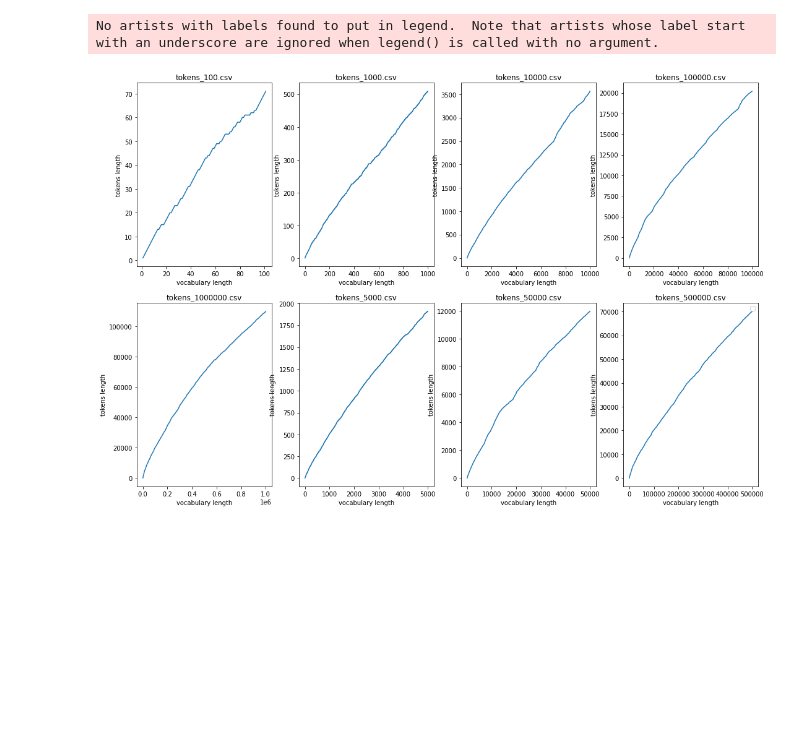
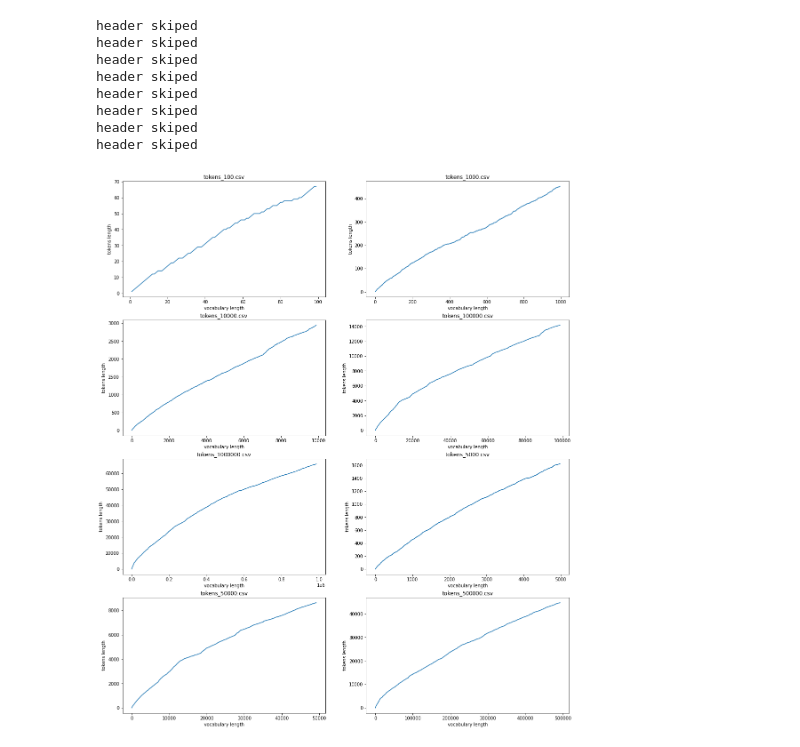
Before and after one commit to EquipoAlfaBuenaMaravillaOndaDinamita/cmiads-tmnlp-h2, a Jupyter notebook: code/main.ipynb, the cells around one changed output. Drawn from its saved outputs; the diff is of its cells as text; code cells hidden in the pictures; blank space fills up the shorter version.

```diff
--- a/code/main.ipynb
+++ b/code/main.ipynb
@@ -9,39 +35,28 @@ if (path.endswith('code')):
 # %%
 data_path = f'{os.path.sep}data'
 # %%
-files = [f for f in glob.glob(f'{path}{data_path}/*.csv')]
+files = [f for f in glob.glob(f'{path}{data_path}{os.path.sep}*.csv')]
-# %%
-def clean_word(word):
-    return word.strip().lower()
-
-def file_to_data(file_path):
-    vocabulary_length = 0
-    tokens = set()
-    data_points = []
-    with open(file_path, errors='ignore', encoding='utf-8') as file_obj:
-        for line in file_obj:
-            words = line.split(' ')
-            for word in words:
-                word = clean_word(word)
-                if (word != None):
-                    tokens.add(word)
-                    vocabulary_length +=1
-                    data_points.append([vocabulary_length, len(tokens)])
-    return np.array(data_points)
 # %%
 columns = 2
 rows = math.ceil(len(files)/columns)
-plt.subplots(figsize=(18, 12))
+plt.subplots(figsize=(18, 22))
 for index in range(len(files)):
     file = files[index]
     file_data = file_to_data(file)
     label = file.split(os.path.sep)[-1]
-    plt.subplot(columns, rows, index+1)
+    plt.subplot(rows, columns, index+1)
     plt.plot(file_data[...,0], file_data[...,1])
     plt.title(label)
     plt.xlabel('vocabulary length')
     plt.ylabel('tokens length')
 plt.show()
 # %% [output]
-No artists with labels found to put in legend.  Note that artists whose label start with an underscore are ignored when legend() is called with no argument.
+header skiped
+header skiped
+header skiped
+header skiped
+header skiped
+header skiped
+header skiped
+header skiped
-[figure, old version]
+[figure, new version]
```
Also changed, not shown: parts of 2 cells of this notebook, 2 other files.
